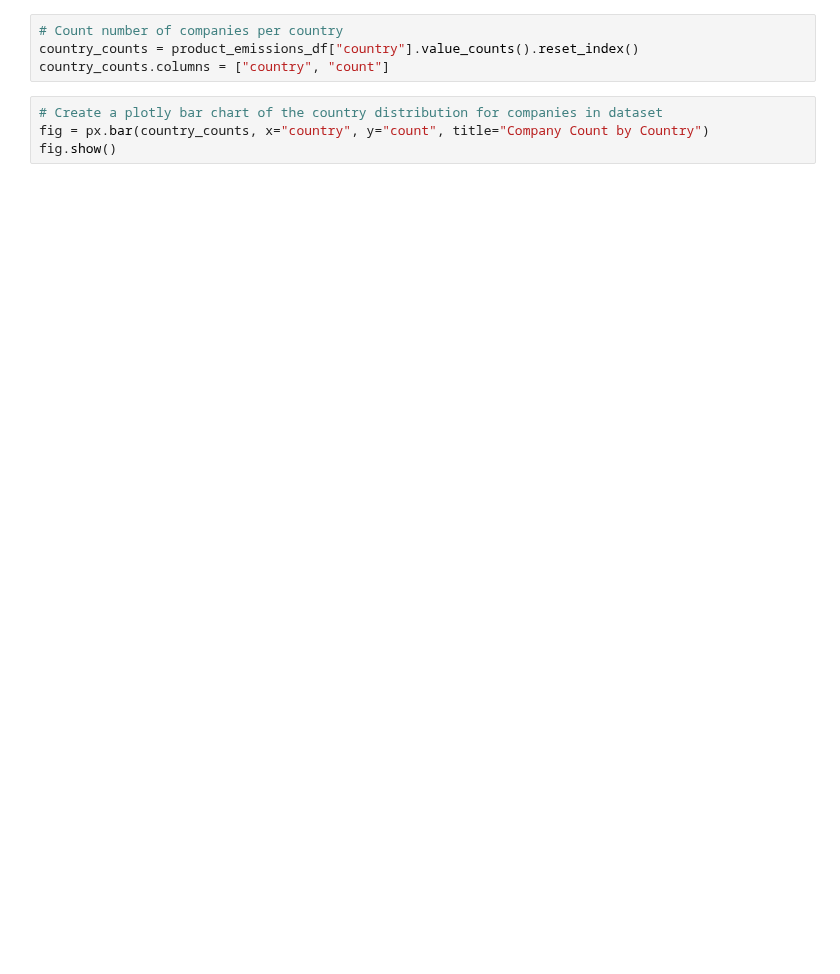
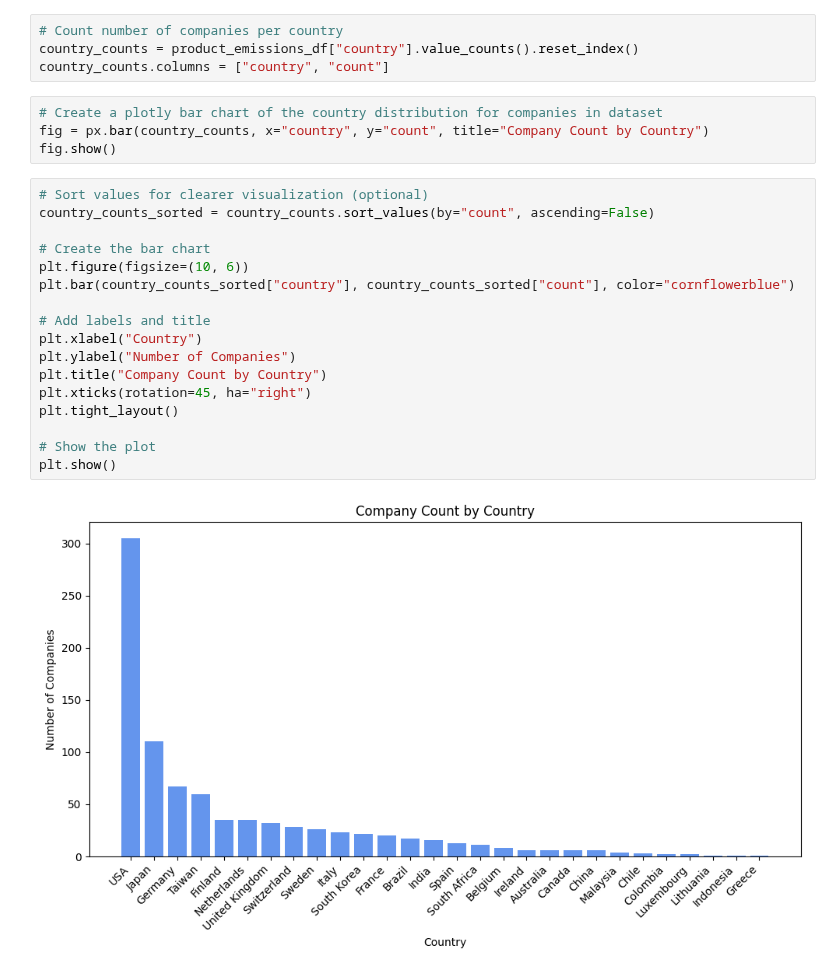
Before and after one commit to nadiya-ms/Analyzing-Carbon-Footprints, a Jupyter notebook: analyzing_carbon_footprints.ipynb, the cells around one changed output. Drawn from its saved outputs; the diff is of its cells as text; blank space fills up the shorter version.

```diff
--- a/analyzing_carbon_footprints.ipynb
+++ b/analyzing_carbon_footprints.ipynb
@@ -432,3 +470,22 @@ country_counts.columns = ["country", "count"]
 # Create a plotly bar chart of the country distribution for companies in dataset
 fig = px.bar(country_counts, x="country", y="count", title="Company Count by Country")
 fig.show()
+# %%
+# Sort values for clearer visualization (optional)
+country_counts_sorted = country_counts.sort_values(by="count", ascending=False)
+
+# Create the bar chart
+plt.figure(figsize=(10, 6))
+plt.bar(country_counts_sorted["country"], country_counts_sorted["count"], color="cornflowerblue")
+
+# Add labels and title
+plt.xlabel("Country")
+plt.ylabel("Number of Companies")
+plt.title("Company Count by Country")
+plt.xticks(rotation=45, ha="right")
+plt.tight_layout()
+
+# Show the plot
+plt.show()
+# %% [output]
+[figure, added]
```
Also changed, not shown: parts of 6 cells of this notebook.
